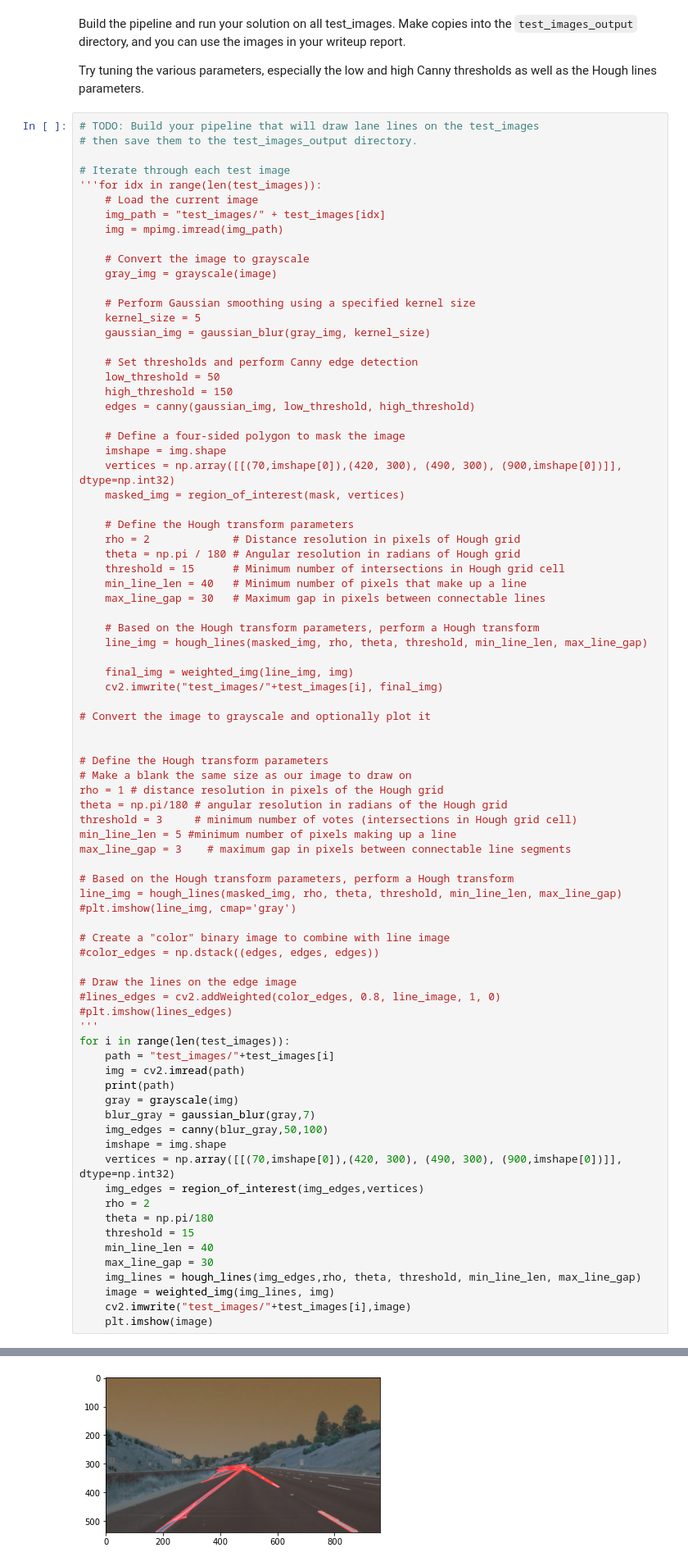
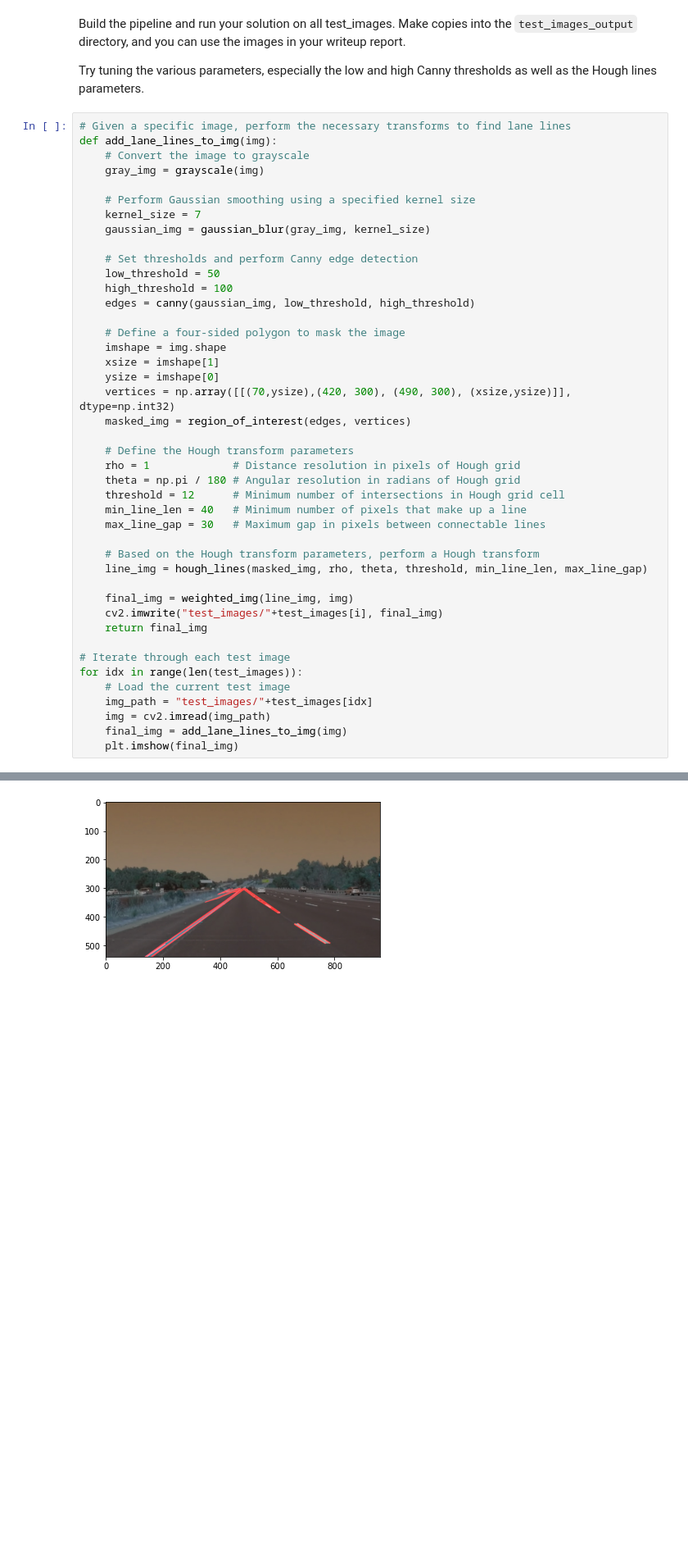
Before and after one commit to ssirinte/Udacity_P1_Finding_Lane_Lines, a Jupyter notebook: P1.ipynb, the cells around one changed output, grey strips where cells are left out. Shown: that part at 82% size. Drawn from its saved outputs; the diff is of its cells as text; blank space fills up the shorter version.

```diff
--- a/P1.ipynb
+++ b/P1.ipynb
@@ -187,36 +187,31 @@ Build the pipeline and run your solution on all test_images. Make copies into th
 
 Try tuning the various parameters, especially the low and high Canny thresholds as well as the Hough lines parameters.
 # %%
-# TODO: Build your pipeline that will draw lane lines on the test_images
-# then save them to the test_images_output directory.
-
-# Iterate through each test image
-'''for idx in range(len(test_images)):
-    # Load the current image
-    img_path = "test_images/" + test_images[idx]
-    img = mpimg.imread(img_path)
-
+# Given a specific image, perform the necessary transforms to find lane lines
+def add_lane_lines_to_img(img):
     # Convert the image to grayscale
-    gray_img = grayscale(image)
+    gray_img = grayscale(img)
 
     # Perform Gaussian smoothing using a specified kernel size
-    kernel_size = 5
+    kernel_size = 7
     gaussian_img = gaussian_blur(gray_img, kernel_size)
 
     # Set thresholds and perform Canny edge detection
     low_threshold = 50
-    high_threshold = 150
+    high_threshold = 100
     edges = canny(gaussian_img, low_threshold, high_threshold)
 
     # Define a four-sided polygon to mask the image
     imshape = img.shape
-    vertices = np.array([[(70,imshape[0]),(420, 300), (490, 300), (900,imshape[0])]], dtype=np.int32)
-    masked_img = region_of_interest(mask, vertices)
+    xsize = imshape[1]
+    ysize = imshape[0]
+    vertices = np.array([[(70,ysize),(420, 300), (490, 300), (xsize,ysize)]], dtype=np.int32)
+    masked_img = region_of_interest(edges, vertices)
 
     # Define the Hough transform parameters
-    rho = 2             # Distance resolution in pixels of Hough grid
+    rho = 1             # Distance resolution in pixels of Hough grid
     theta = np.pi / 180 # Angular resolution in radians of Hough grid
-    threshold = 15      # Minimum number of intersections in Hough grid cell
+    threshold = 12      # Minimum number of intersections in Hough grid cell
     min_line_len = 40   # Minimum number of pixels that make up a line
     max_line_gap = 30   # Maximum gap in pixels between connectable lines
 
@@ -225,46 +220,13 @@ Try tuning the various parameters, especially the low and high Canny thresholds
 
     final_img = weighted_img(line_img, img)
     cv2.imwrite("test_images/"+test_images[i], final_img)
+    return final_img
 
-# Convert the image to grayscale and optionally plot it
-
-
-# Define the Hough transform parameters
-# Make a blank the same size as our image to draw on
-rho = 1 # distance resolution in pixels of the Hough grid
-theta = np.pi/180 # angular resolution in radians of the Hough grid
-threshold = 3     # minimum number of votes (intersections in Hough grid cell)
-min_line_len = 5 #minimum number of pixels making up a line
-max_line_gap = 3    # maximum gap in pixels between connectable line segments
-
-# Based on the Hough transform parameters, perform a Hough transform
-line_img = hough_lines(masked_img, rho, theta, threshold, min_line_len, max_line_gap)
-#plt.imshow(line_img, cmap='gray')
-
-# Create a "color" binary image to combine with line image
-#color_edges = np.dstack((edges, edges, edges))
-
-# Draw the lines on the edge image
-#lines_edges = cv2.addWeighted(color_edges, 0.8, line_image, 1, 0)
-#plt.imshow(lines_edges)
-'''
-for i in range(len(test_images)):
-    path = "test_images/"+test_images[i]
-    img = cv2.imread(path)
-    print(path)
-    gray = grayscale(img)
-    blur_gray = gaussian_blur(gray,7)
-    img_edges = canny(blur_gray,50,100)
-    imshape = img.shape
-    vertices = np.array([[(70,imshape[0]),(420, 300), (490, 300), (900,imshape[0])]], dtype=np.int32)
-    img_edges = region_of_interest(img_edges,vertices)
-    rho = 2
-    theta = np.pi/180
-    threshold = 15
-    min_line_len = 40
-    max_line_gap = 30
-    img_lines = hough_lines(img_edges,rho, theta, threshold, min_line_len, max_line_gap)
-    image = weighted_img(img_lines, img)
-    cv2.imwrite("test_images/"+test_images[i],image)
-    plt.imshow(image)
+# Iterate through each test image
+for idx in range(len(test_images)):
+    # Load the current test image
+    img_path = "test_images/"+test_images[idx]
+    img = cv2.imread(img_path)
+    final_img = add_lane_lines_to_img(img)
+    plt.imshow(final_img)
 # %% [output]
@@ -277,4 +233,4 @@ test_images/whiteCarLaneSwitch.jpg
-[figure, old version]
+[figure, new version]
 # %% [markdown]
 ## Test on Videos
 
```
Also changed, not shown: parts of 4 cells of this notebook.
